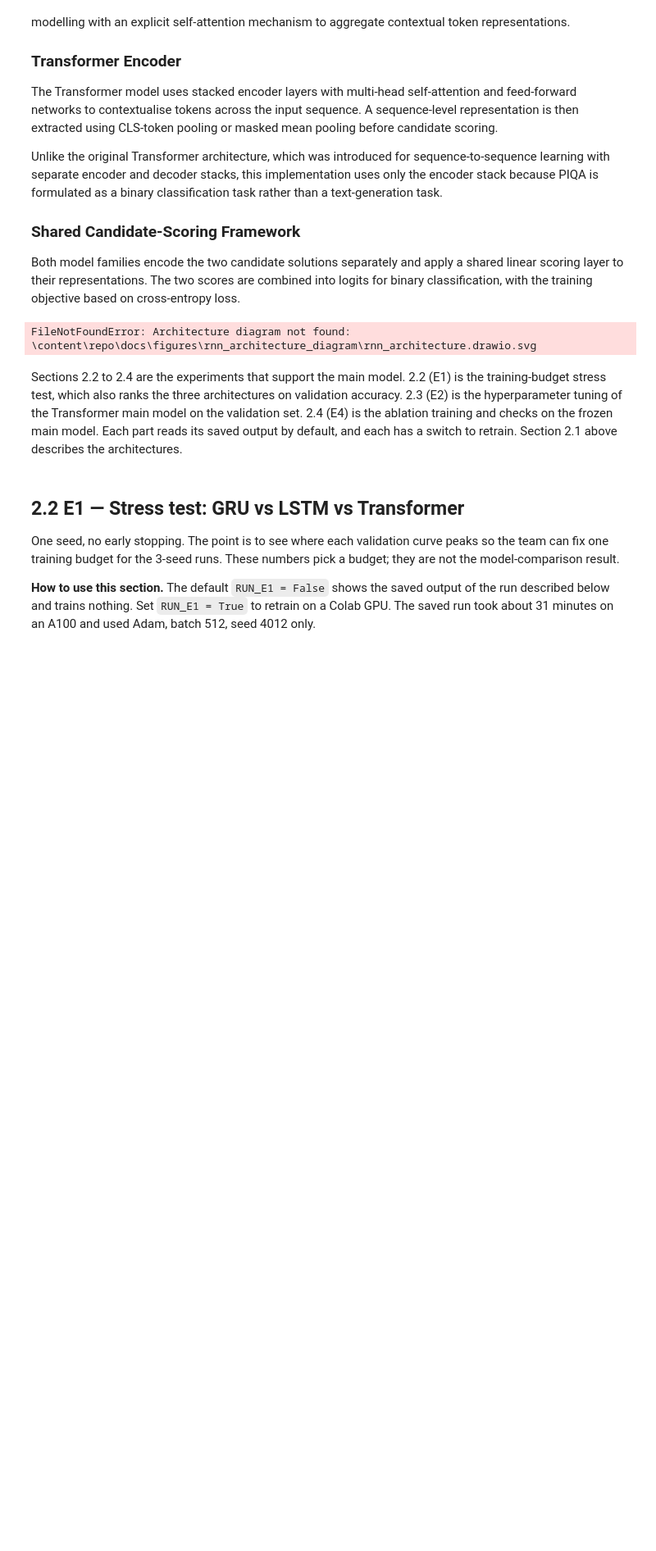
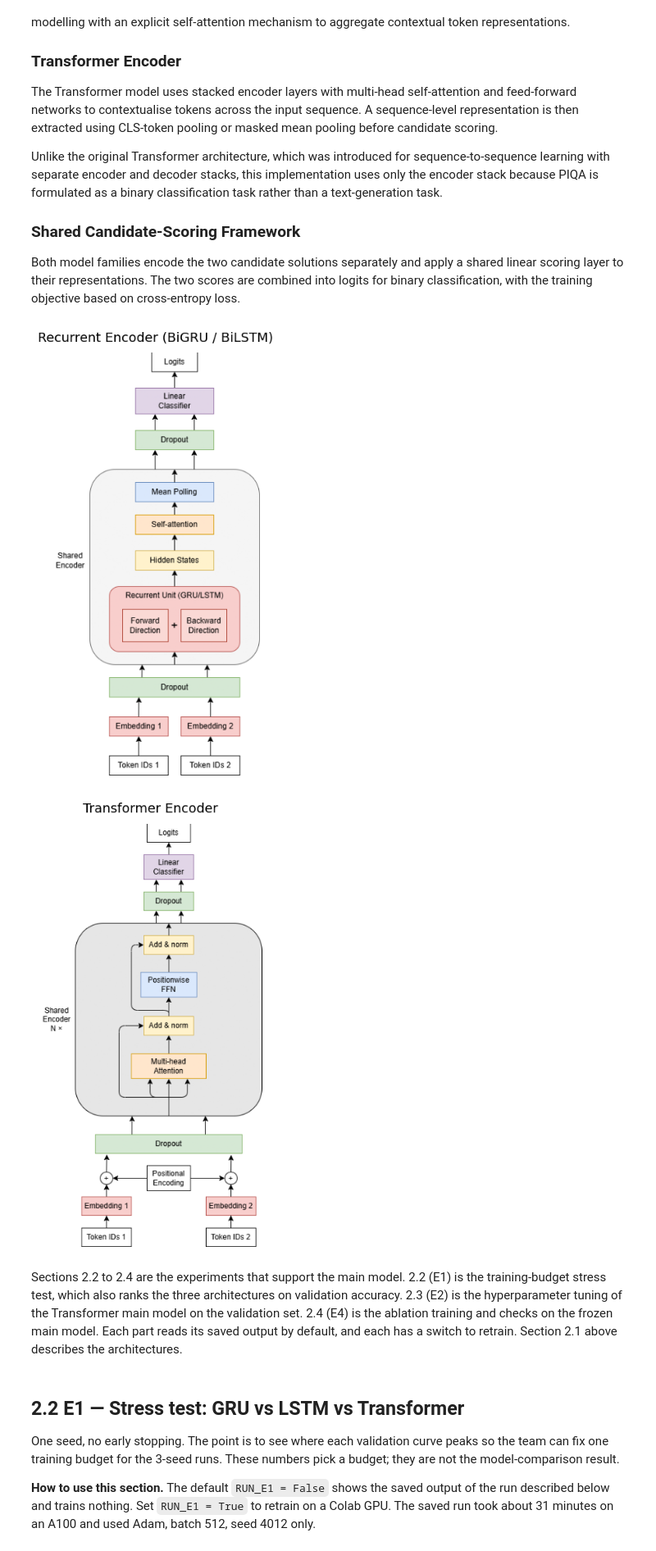
Before and after one commit to RayYouDS/cits4012-NLP-project, a Jupyter notebook: CITS4012_67.ipynb, the cells around one changed output. Shown at 82% size. Cells and saved outputs as stored; diff of their text form; code cells hidden in the pictures; blank space fills up the shorter version.

Commit message:
fix: show image bug for mdel architecture diagram

```diff
--- a/CITS4012_67.ipynb
+++ b/CITS4012_67.ipynb
@@ -376,27 +376,34 @@ Unlike the original Transformer architecture, which was introduced for sequence-
 Both model families encode the two candidate solutions separately and apply a shared linear scoring layer to their representations. The two scores are combined into logits for binary classification, with the training objective based on cross-entropy loss.
 # %%
 from pathlib import Path
-from io import BytesIO
-
-import cairosvg
 import matplotlib.pyplot as plt
 from IPython.display import display
 
-# Paths to architecture diagrams in the cloned repository
-REPO_ROOT = Path("/content/repo")
 
 architecture_diagrams = {
     "Recurrent Encoder (BiGRU / BiLSTM)":
-        REPO_ROOT / "docs/figures/rnn_architecture_diagram/rnn_architecture.drawio.svg",
+        Path("./docs/figures/rnn_architecture_diagram/rnn_architecture.drawio.png"),
     "Transformer Encoder":
-        REPO_ROOT / "docs/figures/transformer_architecture_diagram/transformer_architecture.drawio.svg",
+         Path("./docs/figures/transformer_architecture_diagram/transformer_architecture.drawio.png"),
 }
 
-for title, svg_path in architecture_diagrams.items():
-    if not svg_path.is_file():
-        raise FileNotFoundError(f"Architecture diagram not found: {svg_path}")
+for title, image_path in architecture_diagrams.items():
+    if not image_path.is_file():
+        raise FileNotFoundError(f"Image file not found: {image_path}")
+
+    image = plt.imread(image_path)
+
+    fig, ax = plt.subplots(figsize=(14, 7))
+    ax.imshow(image)
+    ax.axis("off")
+    ax.set_title(title, fontsize=14, pad=12)
+
+    fig.tight_layout()
+    display(fig)
+    plt.close(fig)
 # %% [output]
-FileNotFoundError: Architecture diagram not found: \content\repo\docs\figures\rnn_architecture_diagram\rnn_architecture.drawio.svg
+[figure, added]
+[figure, added]
 # %%
 # Load the models
 from scripts.models.rnn_attention_refactored import RNNWithAttention
```
Also changed, not shown: 1 other file.
